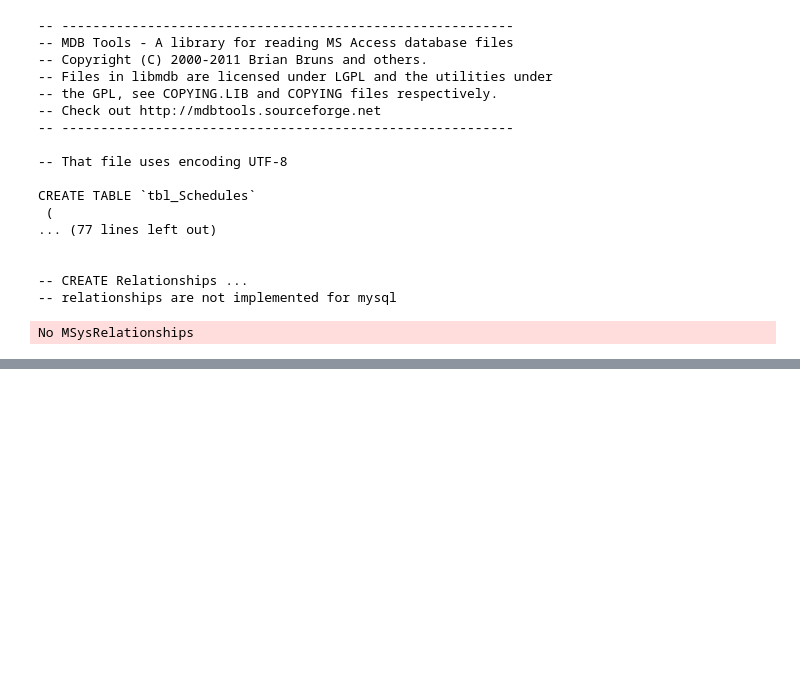
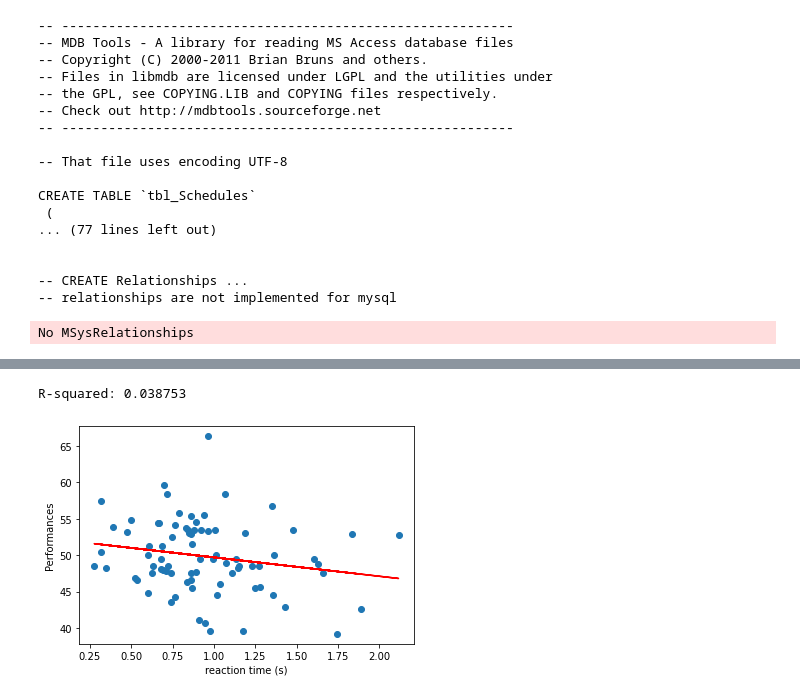
Before and after one commit to yger/equipsy, a Jupyter notebook: results/analysis.ipynb, the cells around one changed output, grey strips where cells are left out. Saved outputs shown, nothing was run; the diff lists cells and outputs as text; code cells hidden in the pictures; blank space fills up the shorter version.

```diff
--- a/results/analysis.ipynb
+++ b/results/analysis.ipynb
@@ -109,19 +100,25 @@ for date in ['05/02/24', '06/02/24', '07/02/24', '08/02/24', '09/02/24']:
 # %%
 # Get initial weights
+all_reaction_times = []
+all_perfs = []
+all_corrcoeffs = []
 for type in ['Theta 1', 'Theta 2']:
     a = group_experiments.get_experiments_per_types(type)
-    all_reaction_times = []
-    all_perfs = []
     for e in a.experiments:
-        all_reaction_times += [e.get_reaction_times().mean()]
-        all_perfs += [e.stats['Correct_Counter']/(e.stats['Correct_Counter'] + e.stats['Blank_Touch_Counter'])]
+        tmp = e.get_reaction_times()
+        all_corrcoeffs += [np.corrcoef(tmp, e.get_responses())[0, 1]]
+        all_reaction_times += [tmp.mean()]
+        all_perfs += [e.stats['Correct_Percentage']]
 all_reaction_times = np.array(all_reaction_times)
 all_perfs = np.array(all_perfs)
 
 plt.xlabel('reaction time (s)')
 plt.ylabel('Performances')
 from scipy import stats
 res = stats.linregress(all_reaction_times, all_perfs)
 plt.plot(all_reaction_times, all_perfs, 'o', label='original data')
 plt.plot(all_reaction_times, res.intercept + res.slope*all_reaction_times, 'r', label='fitted line')
 print(f"R-squared: {res.rvalue**2:.6f}")
+# %% [output]
+R-squared: 0.038753
+[figure, added]
```
Also changed, not shown: parts of 7 cells of this notebook, 2 other files.
